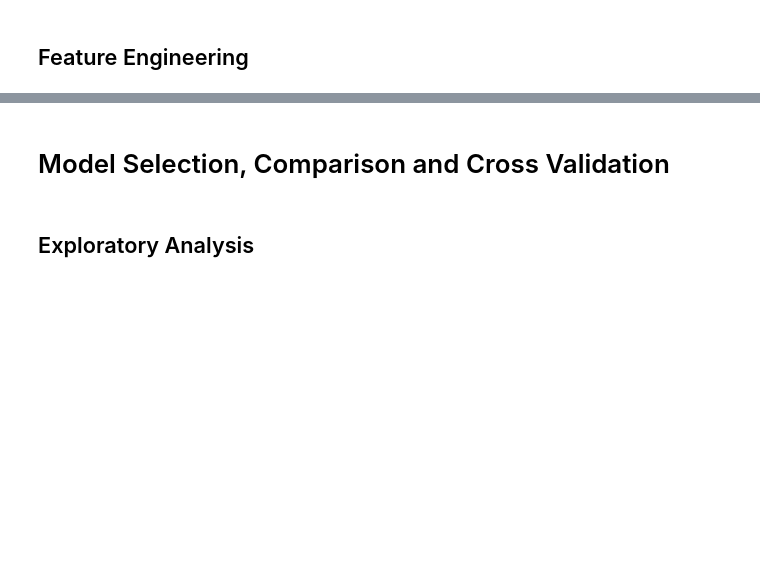
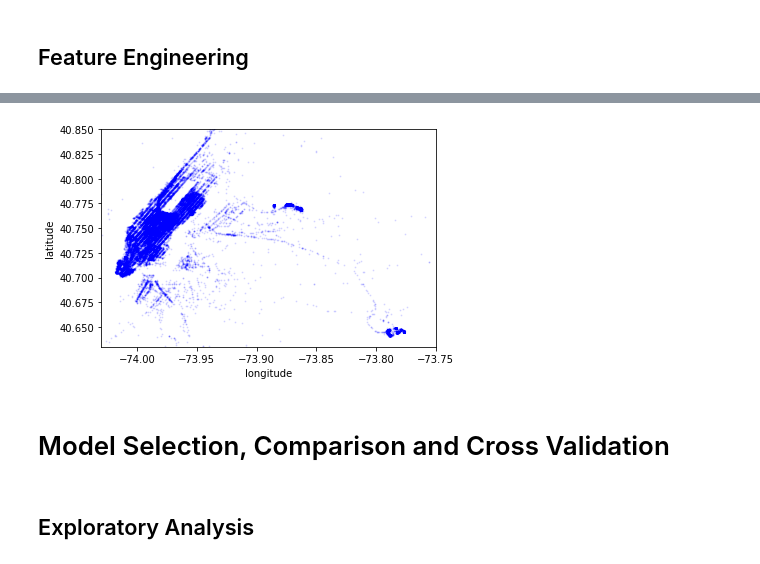
Before and after one commit to Shilong1210/NYC-Taxi-Trip-Duration, a Jupyter notebook: NYC Taxi Trip Duration.ipynb, the cells around one changed output, grey strips where cells are left out. Saved outputs shown, nothing was run; the diff lists cells and outputs as text; code cells hidden in the pictures; blank space fills up the shorter version.

```diff
--- a/NYC Taxi Trip Duration.ipynb
+++ b/NYC Taxi Trip Duration.ipynb
@@ -88,3 +130,15 @@ def preprocess(data):
+# %%
+city_long_border = (-74.03, -73.75)
+city_lat_border = (40.63, 40.85)
+plt.scatter(data['pickup_longitude'].values[:len(data)], data['pickup_latitude'].values[:len(data)],
+              color='blue', s=1, label='train', alpha=0.1)
+plt.ylabel('latitude')
+plt.xlabel('longitude')
+plt.ylim(city_lat_border)
+plt.xlim(city_long_border)
+plt.show()
+# %% [output]
+[figure, added]
 # %% [markdown]
 # Model Selection, Comparison and Cross Validation
 # %% [markdown]
```
Also changed, not shown: parts of 6 cells of this notebook.
